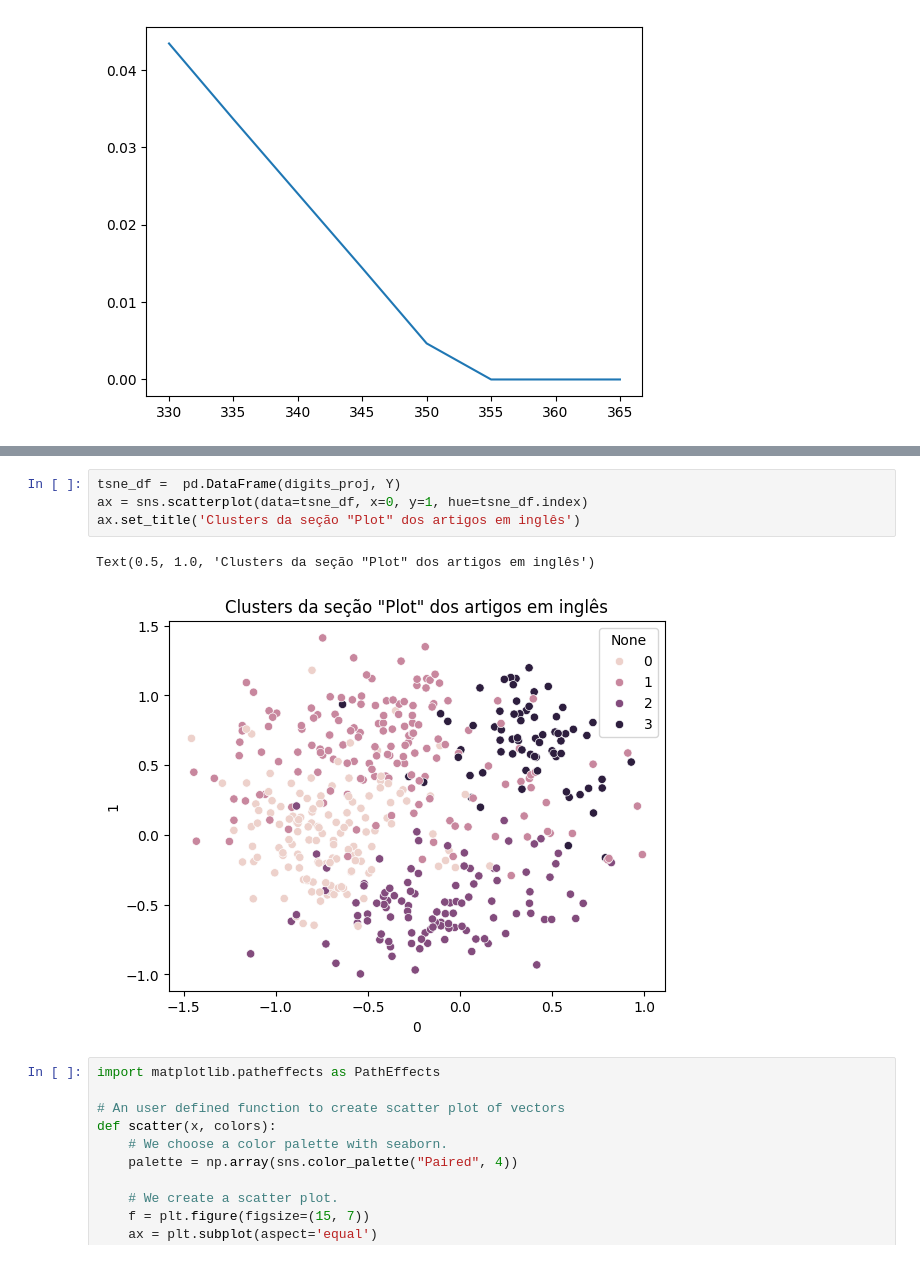
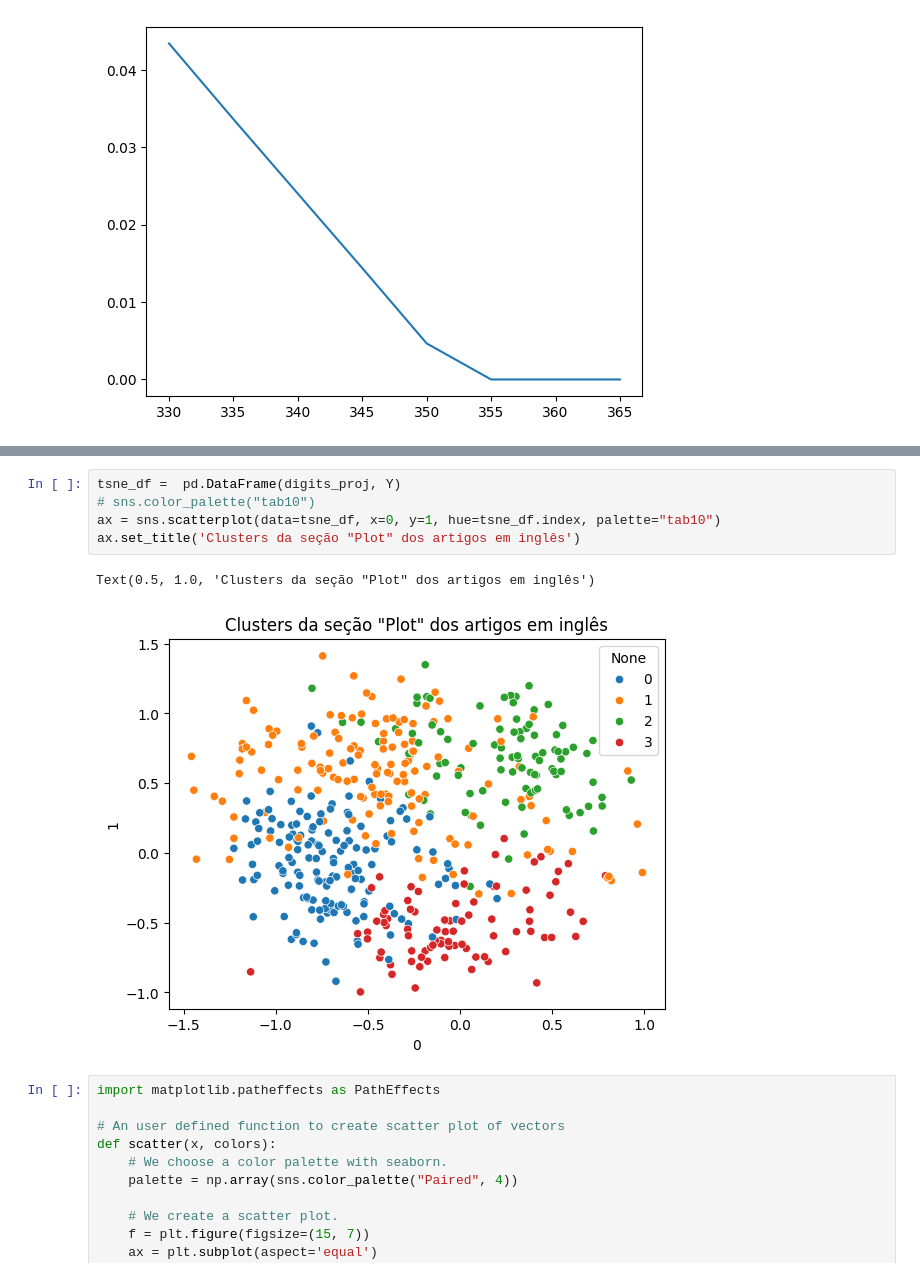
Before and after one commit to cecijunq/IC, a Jupyter notebook: embeddings_films.ipynb, the cells around one changed output, grey strips where cells are left out. Saved outputs shown, nothing was run; the diff lists cells and outputs as text.

```diff
--- a/embeddings_films.ipynb
+++ b/embeddings_films.ipynb
@@ -161,10 +161,11 @@ for k, v in clusters_d.items():
 # %%
 tsne_df =  pd.DataFrame(digits_proj, Y)
-ax = sns.scatterplot(data=tsne_df, x=0, y=1, hue=tsne_df.index)
+# sns.color_palette("tab10")
+ax = sns.scatterplot(data=tsne_df, x=0, y=1, hue=tsne_df.index, palette="tab10")
 ax.set_title('Clusters da seção "Plot" dos artigos em inglês')
 # %% [output]
 Text(0.5, 1.0, 'Clusters da seção "Plot" dos artigos em inglês')
-[figure, old version]
+[figure, new version]
 # %%
 import matplotlib.patheffects as PathEffects
 
```
Also changed, not shown: parts of 6 cells of this notebook, 25 other files.
